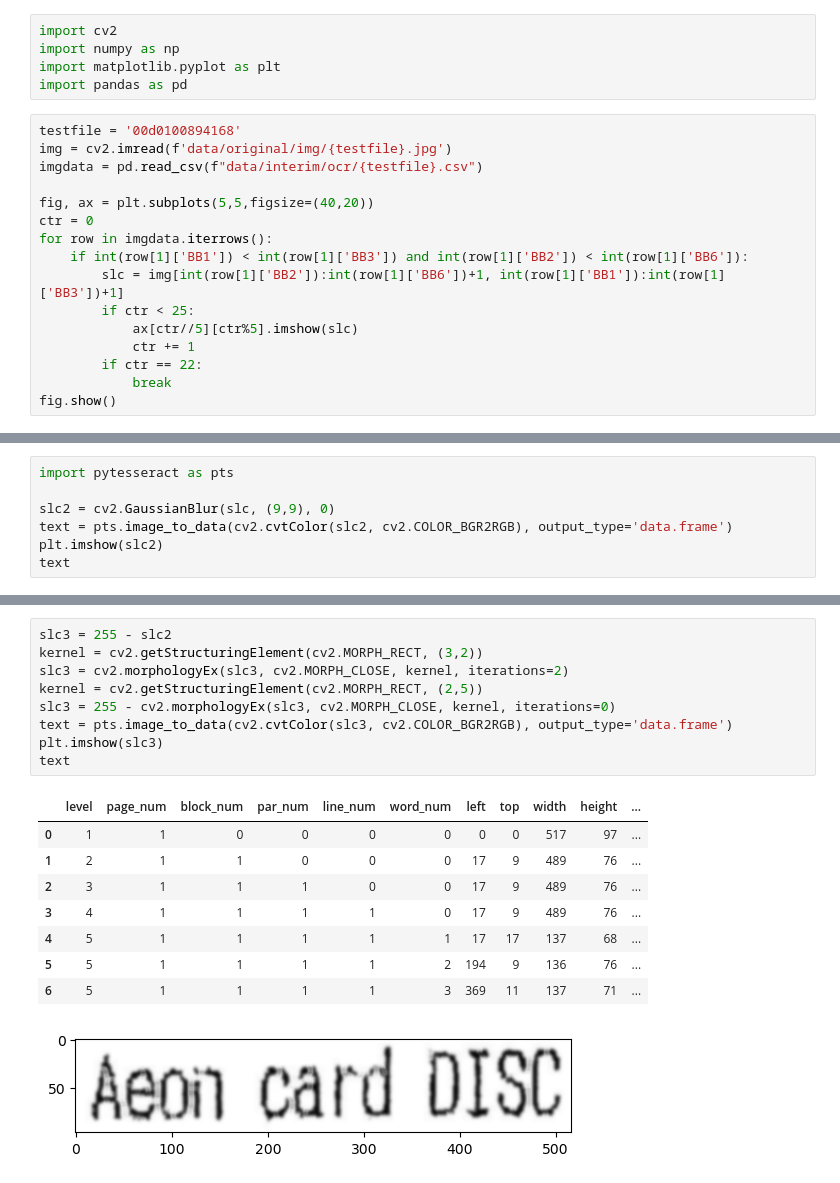
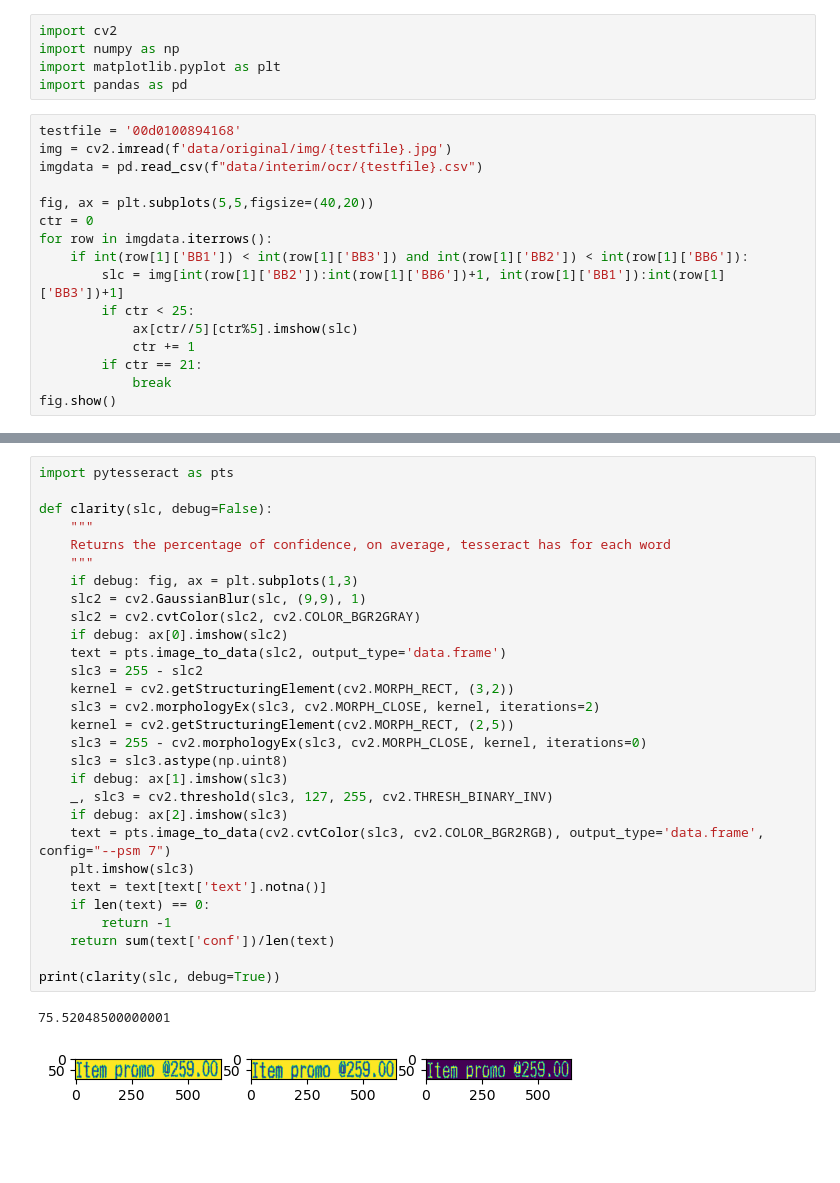
Before and after one commit to TopazFist/BillDatathon2023, a Jupyter notebook: ocr_cv.ipynb, the cells around one changed output, grey strips where cells are left out. Saved outputs shown, nothing was run; the diff lists cells and outputs as text; blank space fills up the shorter version.

Commit message:
got good confidence intervals for text snippets, can make better tbh

```diff
--- a/ocr_cv.ipynb
+++ b/ocr_cv.ipynb
@@ -18,7 +18,7 @@ for row in imgdata.iterrows():
         if ctr < 25:
             ax[ctr//5][ctr%5].imshow(slc)
             ctr += 1
-        if ctr == 22:
+        if ctr == 21:
             break
 fig.show()
 # %% [output]
@@ -27,7 +26,0 @@ Corrupt JPEG data: bad Huffman code
-# %%
-import pytesseract as pts
-
-slc2 = cv2.GaussianBlur(slc, (9,9), 0)
-text = pts.image_to_data(cv2.cvtColor(slc2, cv2.COLOR_BGR2RGB), output_type='data.frame')
-plt.imshow(slc2)
-text
@@ -44,19 +27,32 @@ text
 # %%
-slc3 = 255 - slc2
-kernel = cv2.getStructuringElement(cv2.MORPH_RECT, (3,2))
-slc3 = cv2.morphologyEx(slc3, cv2.MORPH_CLOSE, kernel, iterations=2)
-kernel = cv2.getStructuringElement(cv2.MORPH_RECT, (2,5))
-slc3 = 255 - cv2.morphologyEx(slc3, cv2.MORPH_CLOSE, kernel, iterations=0)
-text = pts.image_to_data(cv2.cvtColor(slc3, cv2.COLOR_BGR2RGB), output_type='data.frame')
-plt.imshow(slc3)
-text
+import pytesseract as pts
+
+def clarity(slc, debug=False):
+    """
+    Returns the percentage of confidence, on average, tesseract has for each word
+    """
+    if debug: fig, ax = plt.subplots(1,3)
+    slc2 = cv2.GaussianBlur(slc, (9,9), 1)
+    slc2 = cv2.cvtColor(slc2, cv2.COLOR_BGR2GRAY)
+    if debug: ax[0].imshow(slc2)
+    text = pts.image_to_data(slc2, output_type='data.frame')
+    slc3 = 255 - slc2
+    kernel = cv2.getStructuringElement(cv2.MORPH_RECT, (3,2))
+    slc3 = cv2.morphologyEx(slc3, cv2.MORPH_CLOSE, kernel, iterations=2)
+    kernel = cv2.getStructuringElement(cv2.MORPH_RECT, (2,5))
+    slc3 = 255 - cv2.morphologyEx(slc3, cv2.MORPH_CLOSE, kernel, iterations=0)
+    slc3 = slc3.astype(np.uint8)
+    if debug: ax[1].imshow(slc3)
+    _, slc3 = cv2.threshold(slc3, 127, 255, cv2.THRESH_BINARY_INV)
+    if debug: ax[2].imshow(slc3)
+    text = pts.image_to_data(cv2.cvtColor(slc3, cv2.COLOR_BGR2RGB), output_type='data.frame', config="--psm 7")
+    plt.imshow(slc3)
+    text = text[text['text'].notna()]
+    if len(text) == 0:
+        return -1
+    return sum(text['conf'])/len(text)
+
+print(clarity(slc, debug=True))
 # %% [output]
-|  | level | page_num | block_num | par_num | line_num | word_num | left | top | width | height | ... |
-| 0 | 1 | 1 | 0 | 0 | 0 | 0 | 0 | 0 | 517 | 97 | ... |
-| 1 | 2 | 1 | 1 | 0 | 0 | 0 | 17 | 9 | 489 | 76 | ... |
-| 2 | 3 | 1 | 1 | 1 | 0 | 0 | 17 | 9 | 489 | 76 | ... |
-| 3 | 4 | 1 | 1 | 1 | 1 | 0 | 17 | 9 | 489 | 76 | ... |
-| 4 | 5 | 1 | 1 | 1 | 1 | 1 | 17 | 17 | 137 | 68 | ... |
-| 5 | 5 | 1 | 1 | 1 | 1 | 2 | 194 | 9 | 136 | 76 | ... |
-| 6 | 5 | 1 | 1 | 1 | 1 | 3 | 369 | 11 | 137 | 71 | ... |
+75.52048500000001
-[figure, old version]
+[figure, new version]
```
Also changed, not shown: parts of 3 cells of this notebook.
